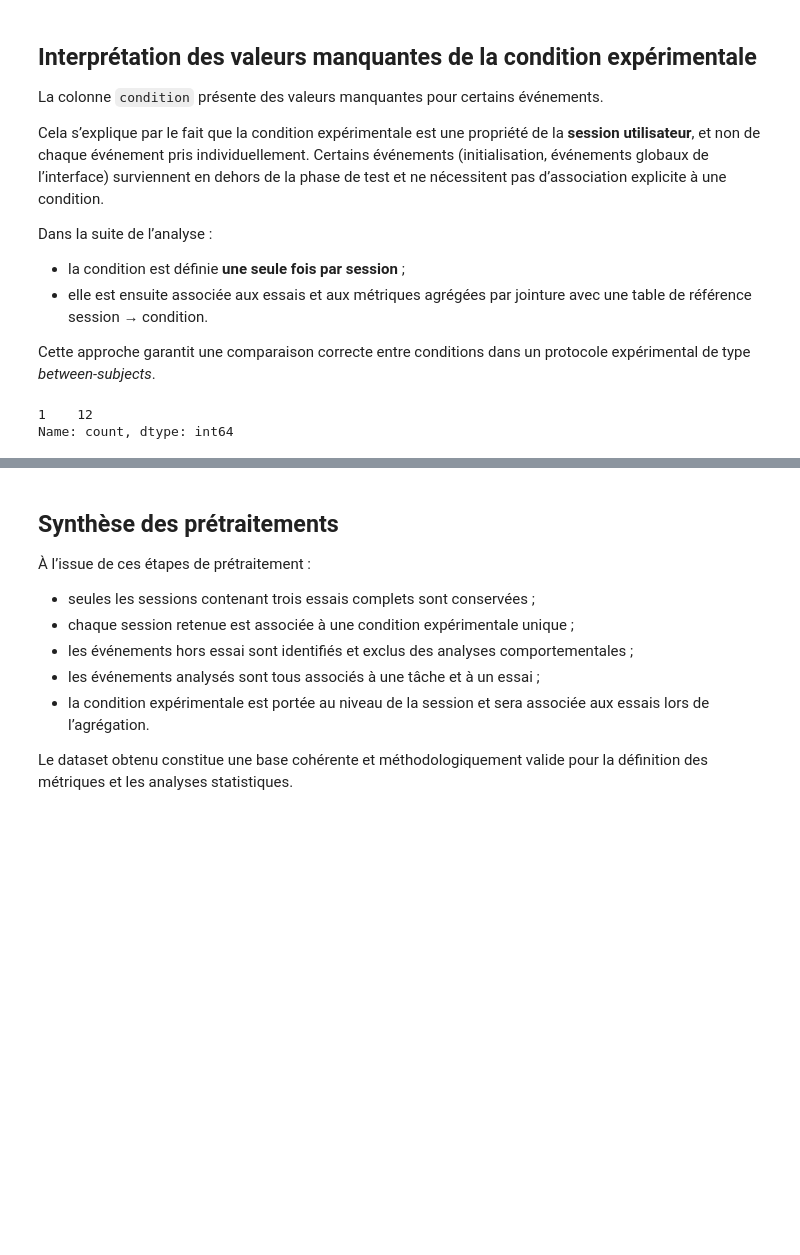
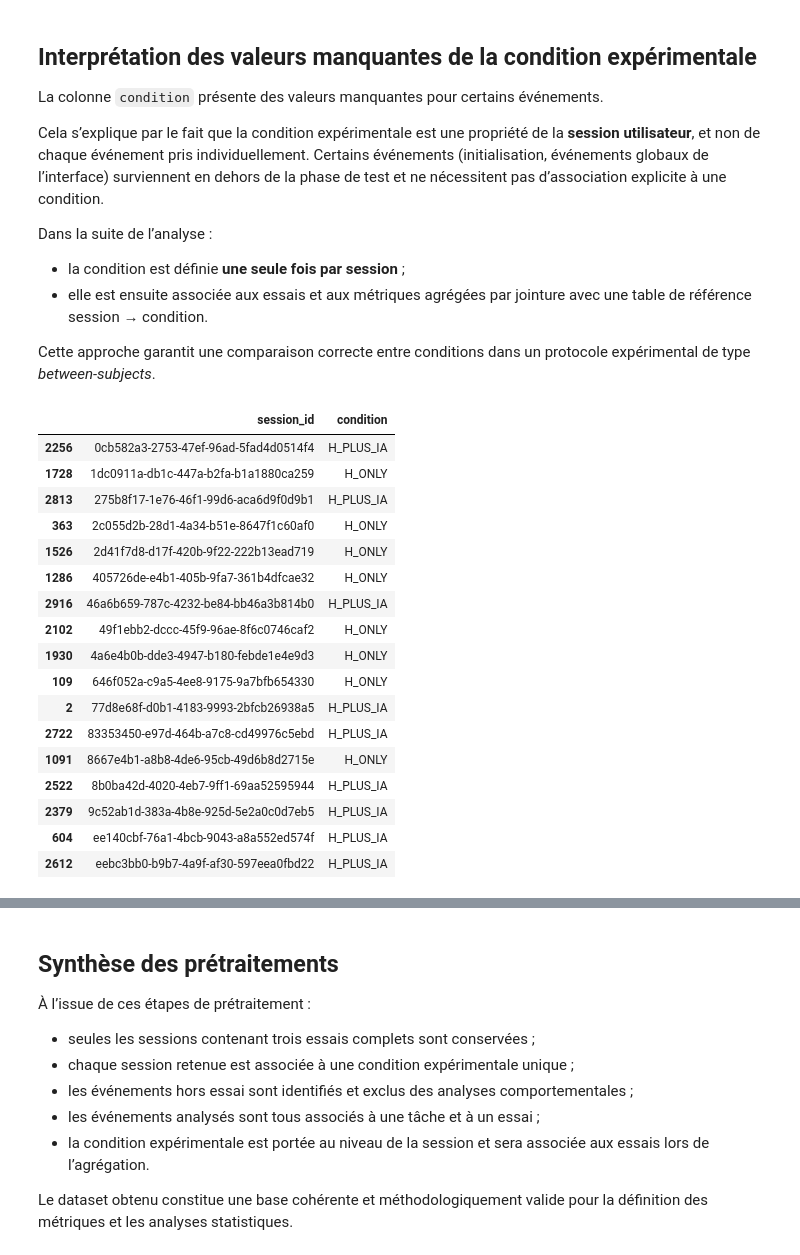
Before and after one commit to Natmax93/sketch-helper, a Jupyter notebook: notebook_analyse.ipynb, the cells around one changed output, grey strips where cells are left out. Saved outputs shown, nothing was run; the diff lists cells and outputs as text; code cells hidden in the pictures; blank space fills up the shorter version.

```diff
--- a/notebook_analyse.ipynb
+++ b/notebook_analyse.ipynb
@@ -425,20 +431,27 @@ Dans la suite de l’analyse :
 
 Cette approche garantit une comparaison correcte entre conditions
 dans un protocole expérimental de type *between-subjects*.
-# %%
-# Vérification des conditions par session (sur les sessions complètes)
-conditions_per_session = (
-    df_clean[["session_id", "condition"]]
-    .dropna(subset=["condition"])
-    .drop_duplicates()
-    .groupby("session_id")
-    .size()
-)
-
-conditions_per_session.value_counts()
-# %% [output]
-1    12
-Name: count, dtype: int64
+# %%
+df_clean[["session_id", "condition"]].dropna(subset="condition").drop_duplicates()
+# %% [output]
+|  | session_id | condition |
+| 2256 | 0cb582a3-2753-47ef-96ad-5fad4d0514f4 | H_PLUS_IA |
+| 1728 | 1dc0911a-db1c-447a-b2fa-b1a1880ca259 | H_ONLY |
+| 2813 | 275b8f17-1e76-46f1-99d6-aca6d9f0d9b1 | H_PLUS_IA |
+| 363 | 2c055d2b-28d1-4a34-b51e-8647f1c60af0 | H_ONLY |
+| 1526 | 2d41f7d8-d17f-420b-9f22-222b13ead719 | H_ONLY |
+| 1286 | 405726de-e4b1-405b-9fa7-361b4dfcae32 | H_ONLY |
+| 2916 | 46a6b659-787c-4232-be84-bb46a3b814b0 | H_PLUS_IA |
+| 2102 | 49f1ebb2-dccc-45f9-96ae-8f6c0746caf2 | H_ONLY |
+| 1930 | 4a6e4b0b-dde3-4947-b180-febde1e4e9d3 | H_ONLY |
+| 109 | 646f052a-c9a5-4ee8-9175-9a7bfb654330 | H_ONLY |
+| 2 | 77d8e68f-d0b1-4183-9993-2bfcb26938a5 | H_PLUS_IA |
+| 2722 | 83353450-e97d-464b-a7c8-cd49976c5ebd | H_PLUS_IA |
+| 1091 | 8667e4b1-a8b8-4de6-95cb-49d6b8d2715e | H_ONLY |
+| 2522 | 8b0ba42d-4020-4eb7-9ff1-69aa52595944 | H_PLUS_IA |
+| 2379 | 9c52ab1d-383a-4b8e-925d-5e2a0c0d7eb5 | H_PLUS_IA |
+| 604 | ee140cbf-76a1-4bcb-9043-a8a552ed574f | H_PLUS_IA |
+| 2612 | eebc3bb0-b9b7-4a9f-af30-597eea0fbd22 | H_PLUS_IA |
 # %%
 # Table de référence : une condition par session
 session_condition = (
```
Also changed, not shown: parts of 67 cells of this notebook, 11 other files.
